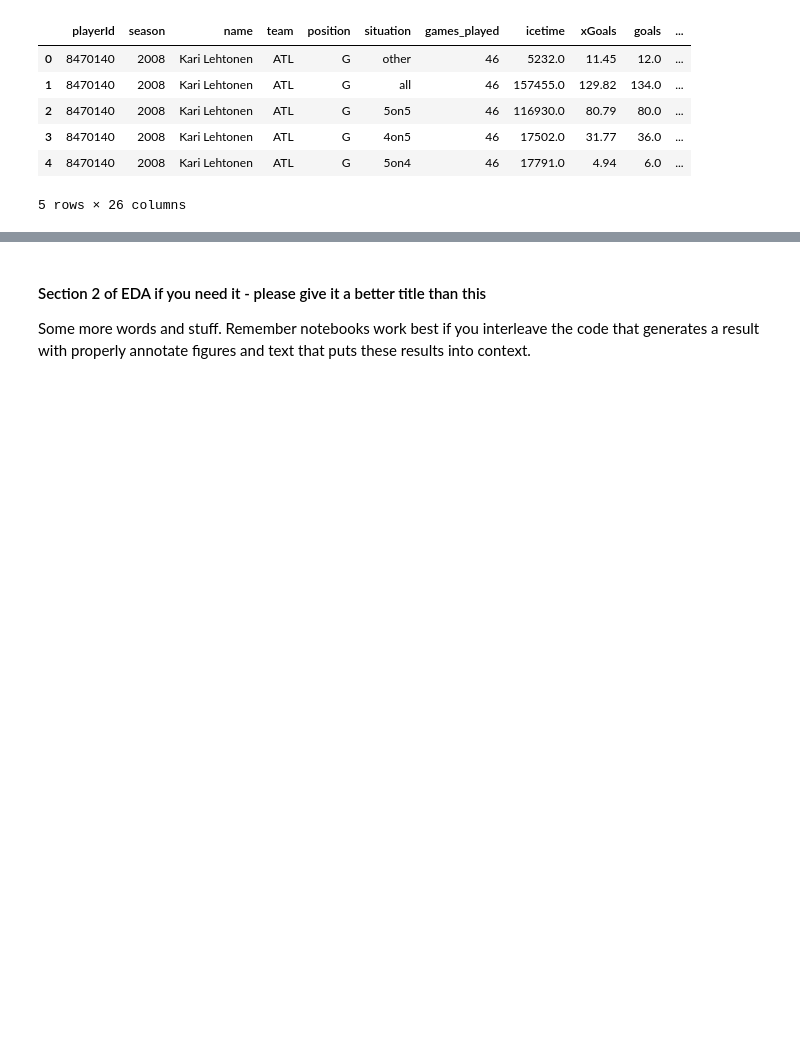
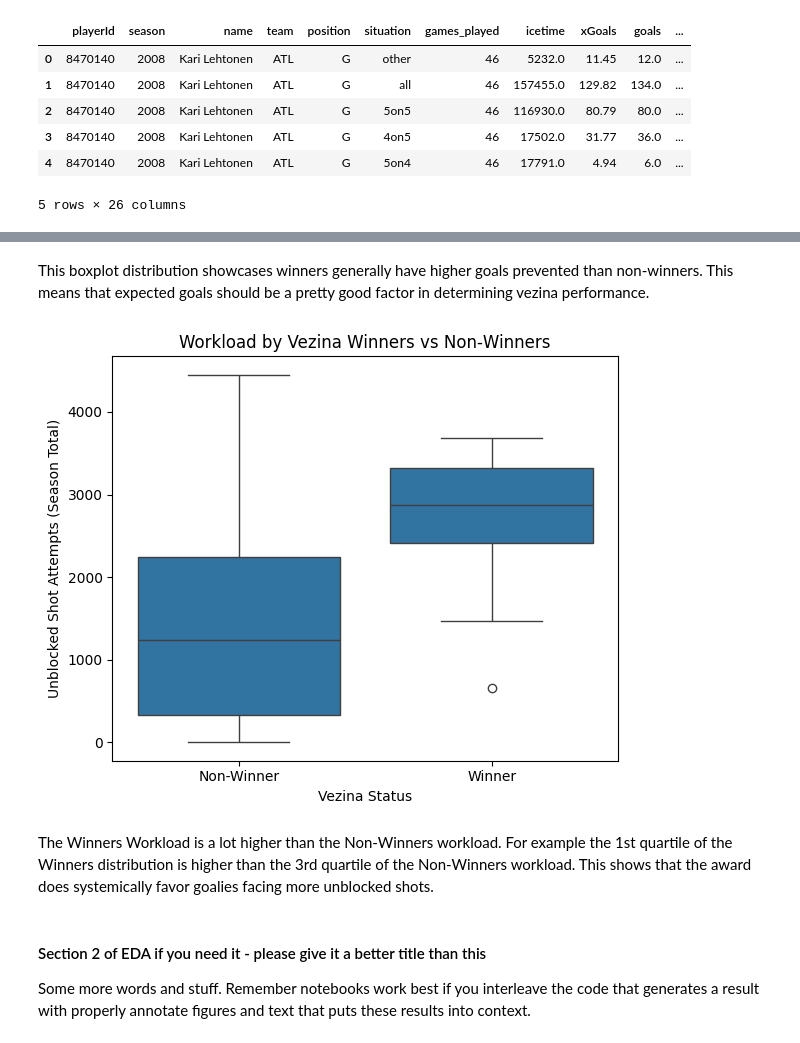
Before and after one commit to COGS108/Group118_WI26, a Jupyter notebook: 02-EDACheckpoint.ipynb, the cells around one changed output, grey strips where cells are left out. Drawn from its saved outputs; the diff is of its cells as text; code cells hidden in the pictures; blank space fills up the shorter version.

```diff
--- a/02-EDACheckpoint.ipynb
+++ b/02-EDACheckpoint.ipynb
@@ -257,3 +270,23 @@ plt.show()
+# %% [markdown]
+This boxplot distribution showcases winners generally have higher goals prevented than non-winners. This means that expected goals should be a pretty good factor in determining vezina performance.
+# %%
+plt.figure(figsize=(6, 5))
+sns.boxplot(
+    data=g_all_data,
+    x="is_vezina_winner",
+    y="unblocked_shot_attempts"
+)
+
+plt.xticks([0, 1], ["Non-Winner", "Winner"])
+plt.xlabel("Vezina Status")
+plt.ylabel("Unblocked Shot Attempts (Season Total)")
+plt.title("Workload by Vezina Winners vs Non‑Winners")
+plt.tight_layout()
+plt.show()
+# %% [output]
+[figure, added]
+# %% [markdown]
+The Winners Workload is a lot higher than the Non-Winners workload. For example the 1st quartile of the Winners distribution is higher than the 3rd quartile of the Non-Winners workload. This shows that the award does systemically favor goalies facing more unblocked shots.
 # %% [markdown]
 #### Section 2 of EDA if you need it  - please give it a better title than this
 
```
Also changed, not shown: parts of 3 cells of this notebook.
